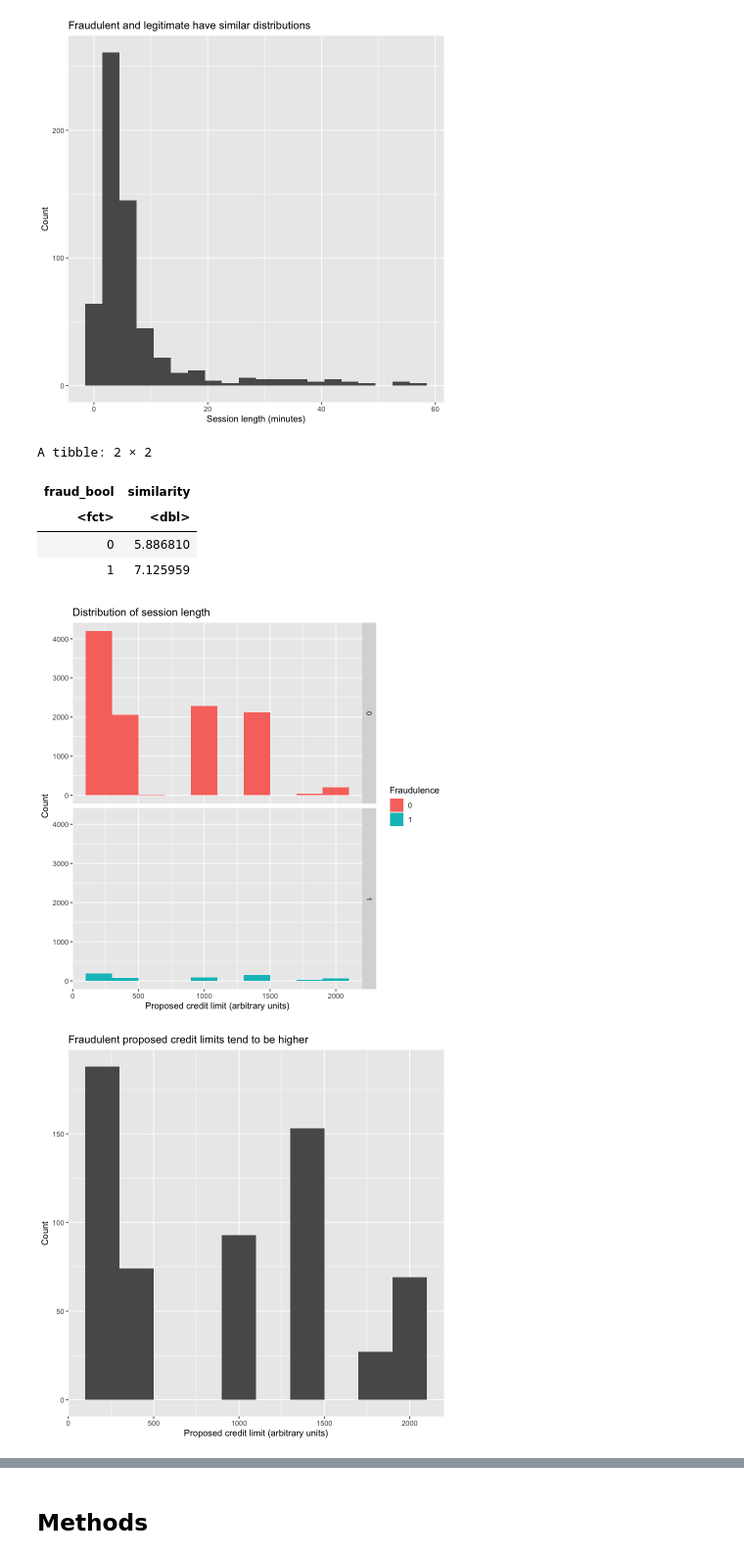
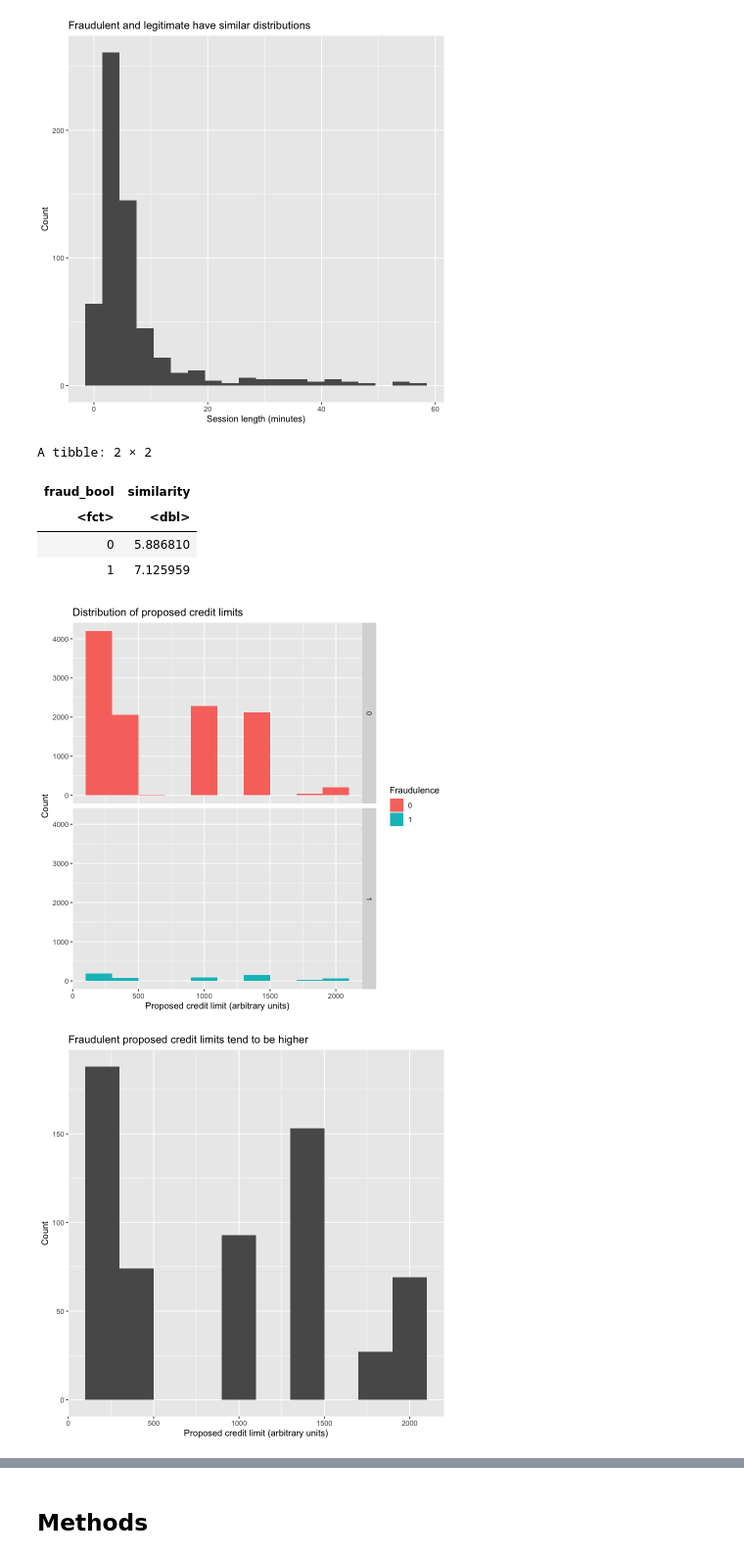
Before and after one commit to aqil18/DSCI100-Term-Project-2022W2, a Jupyter notebook: group_project_proposal.ipynb, the cells around one changed output, grey strips where cells are left out. Shown at 98% size. Cells and saved outputs as stored; diff of their text form; code cells hidden in the pictures.

```diff
--- a/group_project_proposal.ipynb
+++ b/group_project_proposal.ipynb
@@ -325,34 +342,34 @@ A tibble: 2 × 2
 # %%
 average_proposed_credit_limit <- fraud_train |>
     group_by(fraud_bool) |>
     summarize(similarity = mean(proposed_credit_limit))
 
 average_session
 
 proposed_credit_limit_plot <- ggplot(fraud_train, aes(x = proposed_credit_limit, fill = fraud_bool)) +
   geom_histogram(binwidth = 200) +
   labs(fill = "Fraudulence") +
   xlab("Proposed credit limit (arbitrary units)") +
   ylab("Count") +
   facet_grid(rows = vars(fraud_bool)) +
-  ggtitle("Distribution of session length")
+  ggtitle("Distribution of proposed credit limits")
 
 fraud_proposed_credit_limit <- fraud_train |>
   filter(fraud_bool == 1) |>
   ggplot(aes(x = proposed_credit_limit)) +
   geom_histogram(binwidth = 200) +
   xlab("Proposed credit limit (arbitrary units)") +
   ylab("Count") +
   ggtitle("Fraudulent proposed credit limits tend to be higher")
 
 proposed_credit_limit_plot
 fraud_proposed_credit_limit
 # %% [output]
 A tibble: 2 × 2
 | fraud_bool | similarity |
 | <fct> | <dbl> |
 | 0 | 5.886810 |
 | 1 | 7.125959 |
-[figure, old version]
+[figure, new version]
 [figure]
 # %% [markdown]
```
Also changed, not shown: parts of 5 cells of this notebook.
